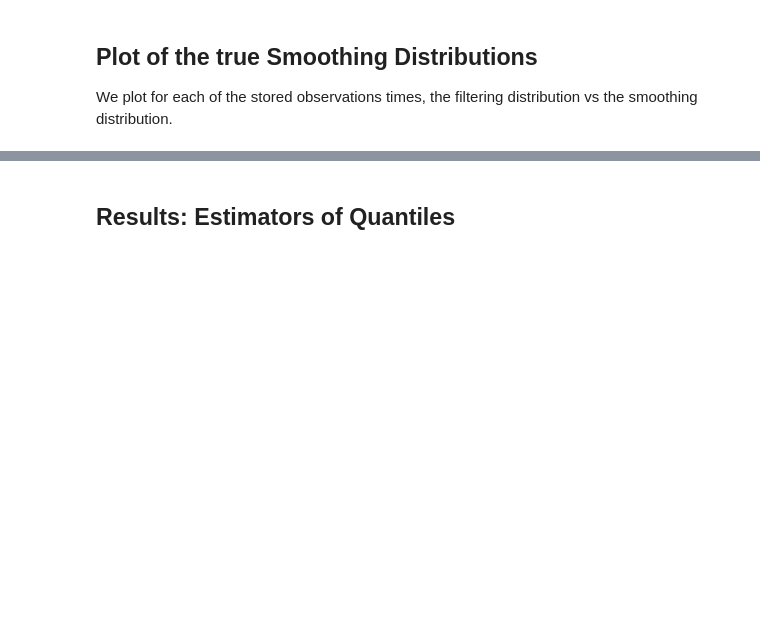
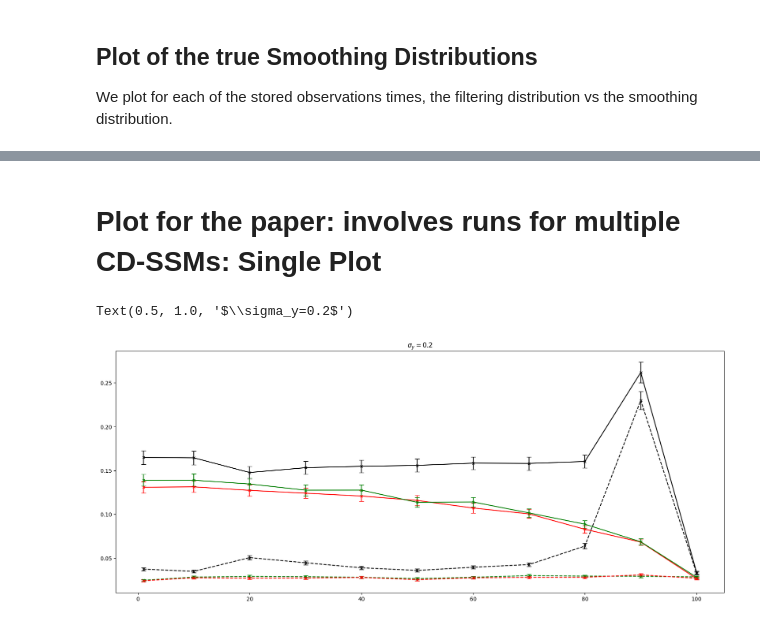
Before and after one commit to chris-stanton50/particles-cdssm, a Jupyter notebook: paper/linear_sde_smoothing/deprecated/smoothing_experiment_results.ipynb, the cells around one changed output, grey strips where cells are left out. Cells and saved outputs as stored; diff of their text form; code cells hidden in the pictures; blank space fills up the shorter version.

```diff
--- a/paper/linear_sde_smoothing/deprecated/smoothing_experiment_results.ipynb
+++ b/paper/linear_sde_smoothing/deprecated/smoothing_experiment_results.ipynb
@@ -498,2 +144,2 @@ for j in range(1, cdssm.dimX+1):
-# %% [markdown]
-## Results: Estimators of Quantiles
+# %% [markdown]
+# Plot for the paper: involves runs for multiple CD-SSMs: Single Plot
@@ -499,0 +152,76 @@ for j in range(1, cdssm.dimX+1):
+# %%
+true_vals_df = df_1
+results_df = pd.concat([df_2, df_3], axis=0)
+# true_vals_df = true_vals_df.set_index('t')
+
+obs_times = df_1.index.to_list()
+
+for t in obs_times:
+    results_df[f'x_{t}_est_1_abs_err'] = np.abs(results_df[f'x_{t}_est_1'] - true_vals_df.loc[t, f'x_t_smth_mean_1'])
+    results_df[f'x_{t}_est_2_abs_err'] = np.abs(results_df[f'x_{t}_est_2'] - true_vals_df.loc[t, f'x_t_smth_mean_2'])
+
+abs_err_df = results_df[['fk'] + [col for col in results_df.columns.tolist() if 'abs_err' in col]].copy()
+cpu_df = results_df[['fk'] + ['cpu']].copy()
+
+mae_df = abs_err_df.groupby('fk').mean()
+mae_std_df = abs_err_df.groupby('fk').std()
+mae_count_df = abs_err_df.groupby('fk').count()
+mae_conf_int_df = stats.norm.ppf(0.975) * mae_std_df / np.sqrt(mae_count_df)
+# %%
+method_map = {'BootstrapDA': 'Bootstrap-GT', 'BwG_NDBr_OUP': 'Backward-GT', 'FwG_NDBrP': 'Forward-GT', 'BsR_DH': 'Bootstrap-FFBS', 'FwR_DH_NDBrP': 'Forward-FFBS', 'BwR_NDBr_OUP': 'Backward-FFBS'}
+color_map = {'BootstrapDA': 'black', 'BwG_NDBr_OUP': 'red', 'FwG_NDBrP': 'green', 'BsR_DH': 'black', 'FwR_DH_NDBrP': 'green', 'BwR_NDBr_OUP': 'red'}
+fmt_map = {'BootstrapDA': 'x-', 'BwG_NDBr_OUP': 'x-', 'FwG_NDBrP': 'x-', 'BsR_DH': 'x--', 'FwR_DH_NDBrP': 'x--', 'BwR_NDBr_OUP': 'x--'}
+
+titles = [r'$\sigma_y=0.05$', r'$\sigma_y=0.1$', r'$\sigma_y=0.2$', r'$\sigma_y=0.5$', r'$\sigma_y=1.0$']
+lag=0
+plot_obs_times = np.array(obs_times[lag:]) + 1
+y_label = r'MAE: $\log (\hat{p}(y_{1:t}))$'
+
+# plot_df_genealogy = plot_df[plot_df['method'] == 'genealogy']
+# plot_§df_ffbs = plot_df[plot_df['method'] == 'FFBS_MCMC']
+fig, ax = plt.subplots(1, 1, figsize=(20, 8), sharey=False)
+component = 1
+# for j, mae_df, mae_conf_int_df in zip(range(5), mv_ou_mae_dfs, mv_ou_mae_conf_int_dfs):
+
+plot_mae_df  = mae_df[[c for c in mae_df.columns if f'_est_{component}' in c]]
+plot_mae_conf_int_df  = mae_conf_int_df[[c for c in mae_df.columns if f'_est_{component}' in c]]
+
+for method in method_map.keys():
+    mae = plot_mae_df.loc[method].to_numpy()[lag:]
+    mae_err = plot_mae_conf_int_df.loc[method].to_numpy()[lag:]
+    ax.errorbar(plot_obs_times, mae, yerr=mae_err, fmt=fmt_map[method], label=method_map[method], markersize=5, capsize=4, color=color_map[method])
+# ax.plot(plot_obs_times, mae_df.loc['GuidedPF'].to_numpy()[lag:], '--', label='guided', c='grey', linewidth=1.5)
+ax.set_title(titles[j])
+# ax.set_yscale('log')
+
+# method_map = {'BootstrapDA': 'Bootstrap', 'BwG_NDBr_OUP': 'Backward'}
+# color_map = {'BootstrapDA': 'black', 'BwG_NDBr_OUP': 'red', 'GuidedPF': 'grey'}
+# titles = [r'$\sigma_y=0.05$', r'$\sigma_y=0.1$', r'$\sigma_y=0.2$', r'$\sigma_y=0.5$', r'$\sigma_y=1.0$']
+# lag=1
+# plot_obs_times = np.array(obs_times[lag:]) + 1
+
+# i=1
+# for j, mae_df, mae_conf_int_df in zip(range(5), iou_mae_dfs, iou_mae_conf_int_dfs):
+#     for method in method_map.keys():
+#         mae = mae_df.loc[method].to_numpy()[lag:]
+#         mae_err = mae_conf_int_df.loc[method].to_numpy()[lag:]
+#         ax[i, j].errorbar(plot_obs_times, mae, yerr=mae_err, fmt='x-', label=method_map[method], markersize=5, capsize=4, color=color_map[method])
+#     ax[i, j].plot(plot_obs_times, mae_df.loc['GuidedPF'].to_numpy()[lag:], '--', label='guided', c='grey', linewidth=1.5)
+#     ax[i, j].set_yscale('log')
+
+# # Make some final tweaks to the plot:
+# ax[0, 0].legend(bbox_to_anchor=(0.49, 0.16))
+# ax[0, 0].set_ylabel(y_label + '- Elliptic')
+# ax[1, 0].legend(bbox_to_anchor=(0.49, 0.66))
+# # ax[1, 0].legend()
+# ax[1, 0].set_ylabel(y_label + '- Hypoelliptic')
+
+# for j in range(5):
+#     ax[1, j].set_xlabel(r'$t$')
+# plt.show()
+
+#     # plt.savefig(f'../poster/results_small.pdf', bbox_inches='tight')
+# # plt.show()
+# %% [output]
+Text(0.5, 1.0, '$\\sigma_y=0.2$')
+[figure, added]
```
Also changed, not shown: parts of 44 cells of this notebook, 45 other files.
